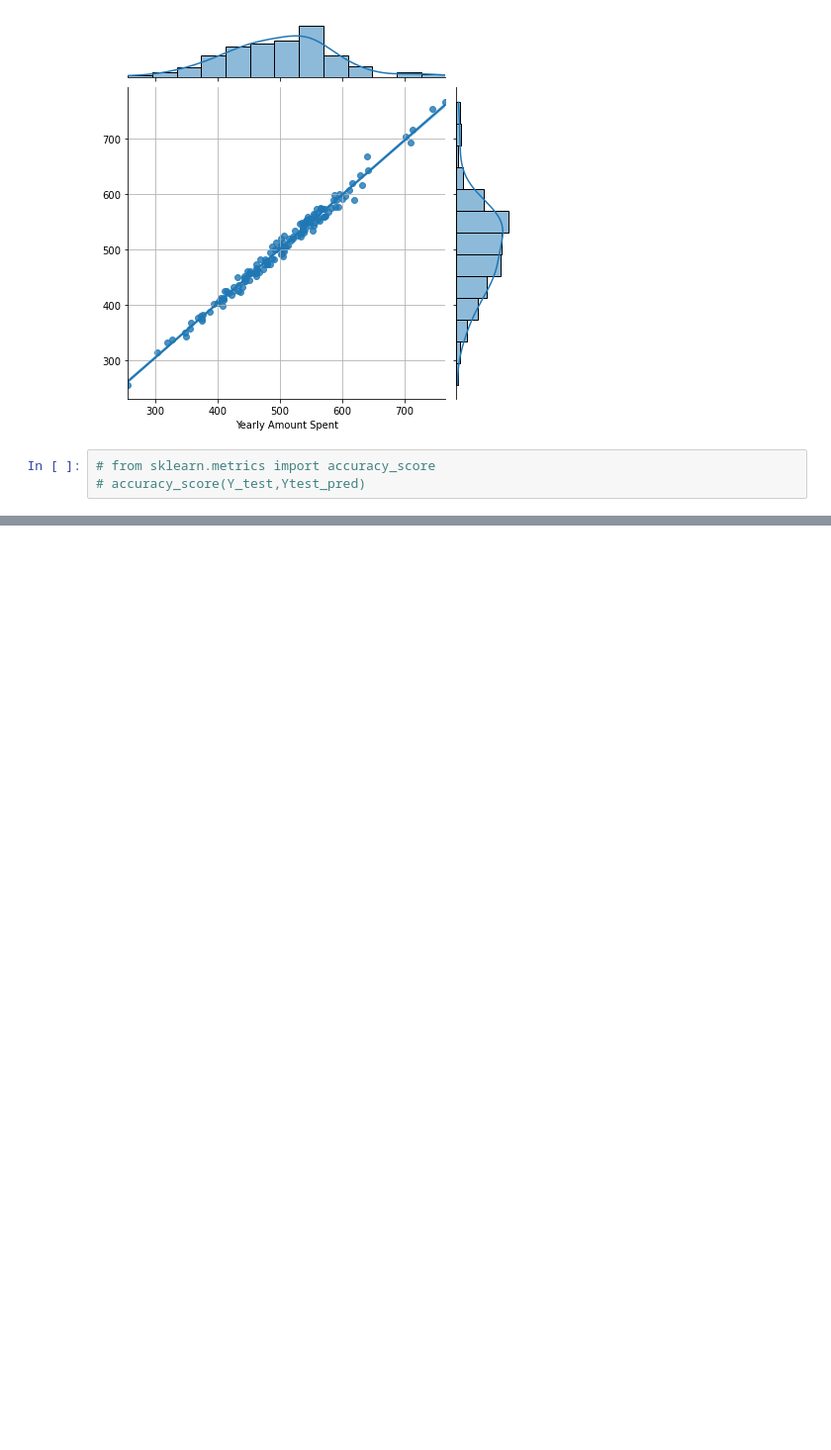
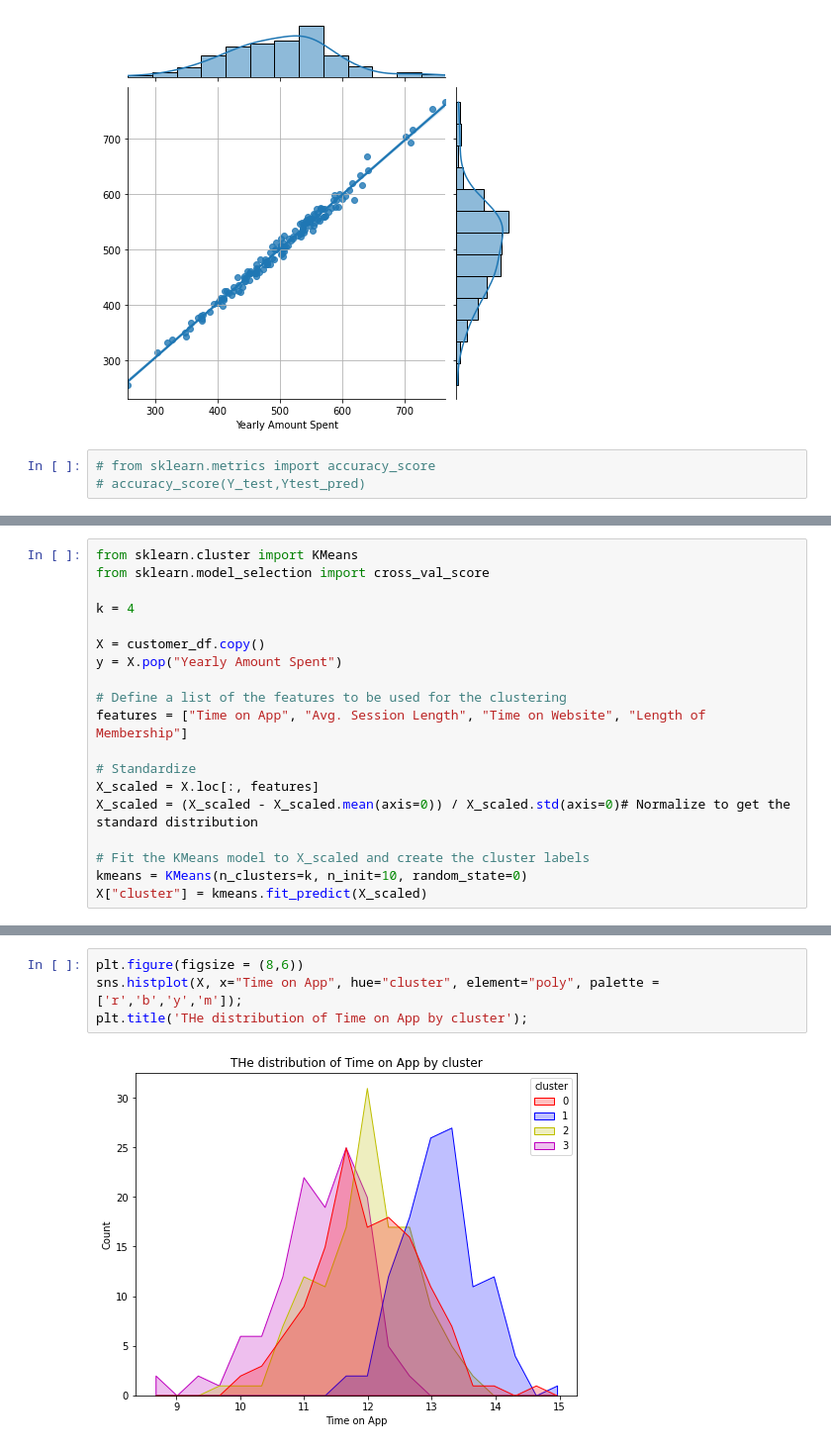
Before and after one commit to ngttnguyen/atom-assignments, a Jupyter notebook: assignment_7/NguyenThaoNguyen_assignment_7.ipynb, the cells around one changed output, grey strips where cells are left out. Shown at 99% size. Saved outputs shown, nothing was run; the diff lists cells and outputs as text; blank space fills up the shorter version.

```diff
--- a/assignment_7/NguyenThaoNguyen_assignment_7.ipynb
+++ b/assignment_7/NguyenThaoNguyen_assignment_7.ipynb
@@ -524,0 +470,19 @@ Tham khảo notebook sau: [Clustering with K-Means](https://www.kaggle.com/ryanh
+# %%
+from sklearn.cluster import KMeans
+from sklearn.model_selection import cross_val_score
+
+k = 4
+
+X = customer_df.copy()
+y = X.pop("Yearly Amount Spent")
+
+# Define a list of the features to be used for the clustering
+features = ["Time on App", "Avg. Session Length", "Time on Website", "Length of Membership"]
+
+# Standardize
+X_scaled = X.loc[:, features]
+X_scaled = (X_scaled - X_scaled.mean(axis=0)) / X_scaled.std(axis=0)# Normalize to get the standard distribution
+
+# Fit the KMeans model to X_scaled and create the cluster labels
+kmeans = KMeans(n_clusters=k, n_init=10, random_state=0)
+X["cluster"] = kmeans.fit_predict(X_scaled)
@@ -524,0 +532,6 @@ Tham khảo notebook sau: [Clustering with K-Means](https://www.kaggle.com/ryanh
+# %%
+plt.figure(figsize = (8,6))
+sns.histplot(X, x="Time on App", hue="cluster", element="poly", palette = ['r','b','y','m']);
+plt.title('THe distribution of Time on App by cluster');
+# %% [output]
+[figure, added]
```
Also changed, not shown: parts of 19 cells of this notebook, 1 other file.
